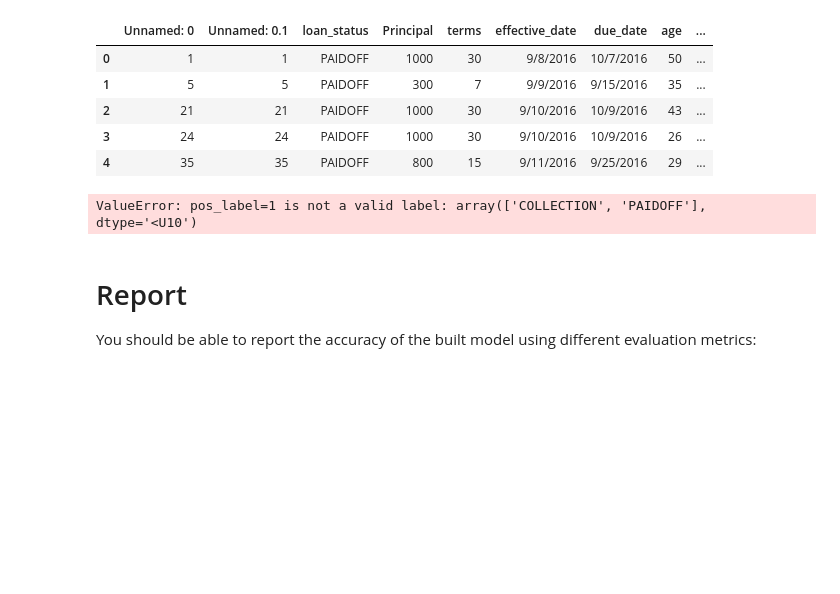
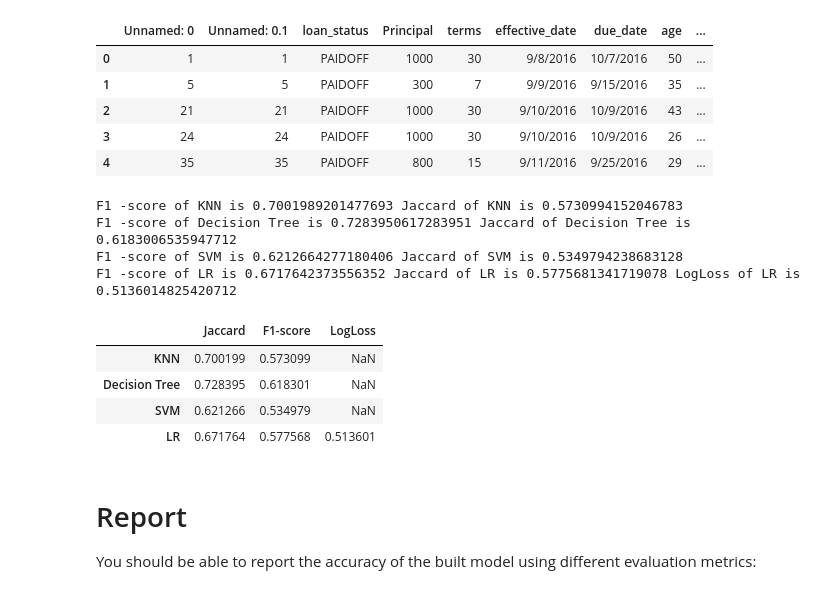
Before and after one commit to Yuegu1994/Coursera-IBM-Data-Science-Project, a Jupyter notebook: Machine Learning with Python Projects.ipynb, the cells around one changed output. Cells and saved outputs as stored; diff of their text form; code cells hidden in the pictures; blank space fills up the shorter version.

```diff
--- a/Machine Learning with Python Projects.ipynb
+++ b/Machine Learning with Python Projects.ipynb
@@ -432,11 +433,26 @@ from sklearn.metrics import jaccard_score
 from sklearn.metrics import log_loss
 # %%
 print('F1 -score of KNN is', f1_score(test_y, yhat1, average='weighted'),'Jaccard of KNN is',jaccard_score(test_y, yhat1, average = 'weighted') )
-print('F1 -score of Decision Tree is', f1_score(test_y, yhat2, average='weighted'),'Jaccard of Decision Tree is',jaccard_score(test_y, yhat2, pos_label=2))
-print('F1 -score of SVM is', f1_score(test_y, yhat3, average='weighted'),'Jaccard of SVM is',jaccard_score(test_y, yhat3, pos_label=2) )
-print('F1 -score of LR is', f1_score(test_y, yhat4, average='weighted'),'Jaccard of LR is',jaccard_score(test_y, yhat4,pos_label=2), 'LogLoss of LR is', log_loss(test_y, yhat_prob))
+print('F1 -score of Decision Tree is', f1_score(test_y, yhat2, average='weighted'),'Jaccard of Decision Tree is',jaccard_score(test_y, yhat2, average = 'weighted'))
+print('F1 -score of SVM is', f1_score(test_y, yhat3, average='weighted'),'Jaccard of SVM is',jaccard_score(test_y, yhat3, average = 'weighted') )
+print('F1 -score of LR is', f1_score(test_y, yhat4, average='weighted'),'Jaccard of LR is',jaccard_score(test_y, yhat4, average = 'weighted'), 'LogLoss of LR is', log_loss(test_y, yhat_prob))
 # %% [output]
-ValueError: pos_label=1 is not a valid label: array(['COLLECTION', 'PAIDOFF'], dtype='<U10')
+F1 -score of KNN is 0.7001989201477693 Jaccard of KNN is 0.5730994152046783
+F1 -score of Decision Tree is 0.7283950617283951 Jaccard of Decision Tree is 0.6183006535947712
+F1 -score of SVM is 0.6212664277180406 Jaccard of SVM is 0.5349794238683128
+F1 -score of LR is 0.6717642373556352 Jaccard of LR is 0.5775681341719078 LogLoss of LR is 0.5136014825420712
+# %%
+score = {'KNN': [f1_score(test_y, yhat1, average='weighted'), jaccard_score(test_y, yhat1, average = 'weighted'), np.nan],
+         'Decision Tree': [f1_score(test_y, yhat2, average='weighted'), jaccard_score(test_y, yhat2, average = 'weighted') , np.nan],
+         'SVM' :[f1_score(test_y, yhat3, average='weighted'), jaccard_score(test_y, yhat3, average = 'weighted') , np.nan],
+         'LR': [f1_score(test_y, yhat4, average='weighted'), jaccard_score(test_y, yhat4, average = 'weighted'), log_loss(test_y, yhat_prob)]}
+pd.DataFrame.from_dict(score, orient='index', columns=['Jaccard','F1-score','LogLoss'])
+# %% [output]
+|  | Jaccard | F1-score | LogLoss |
+| KNN | 0.700199 | 0.573099 | NaN |
+| Decision Tree | 0.728395 | 0.618301 | NaN |
+| SVM | 0.621266 | 0.534979 | NaN |
+| LR | 0.671764 | 0.577568 | 0.513601 |
 # %% [markdown]
 # Report
 
```
Also changed, not shown: parts of 3 cells of this notebook.
